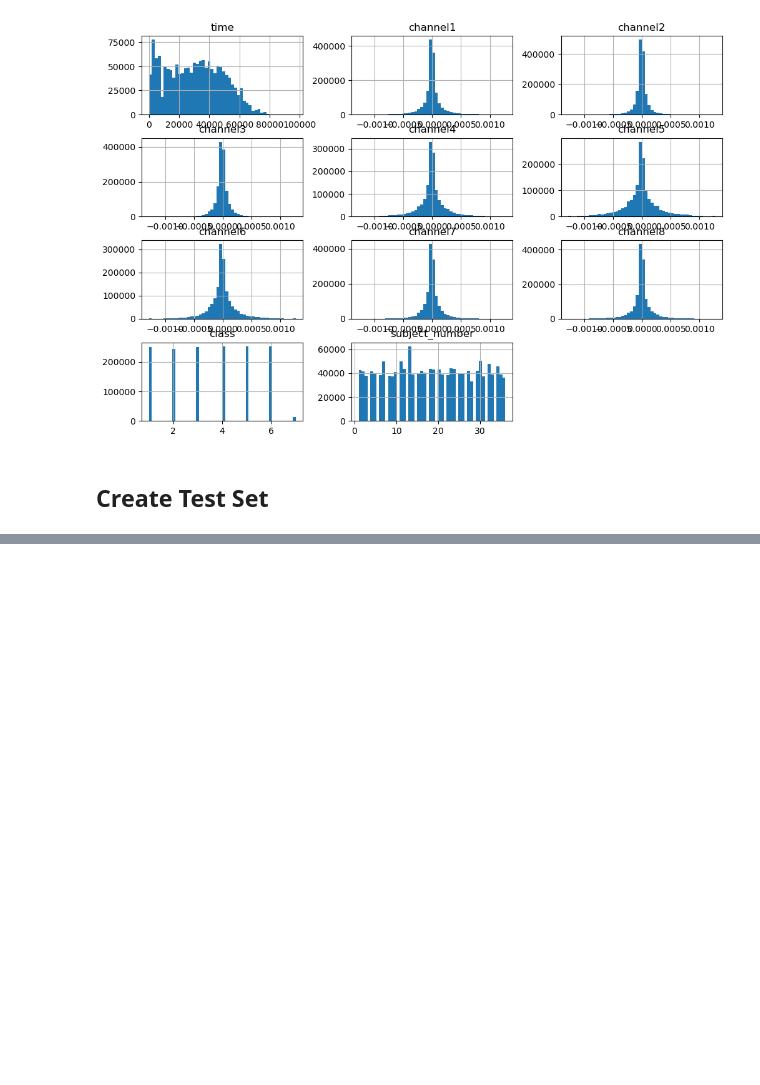
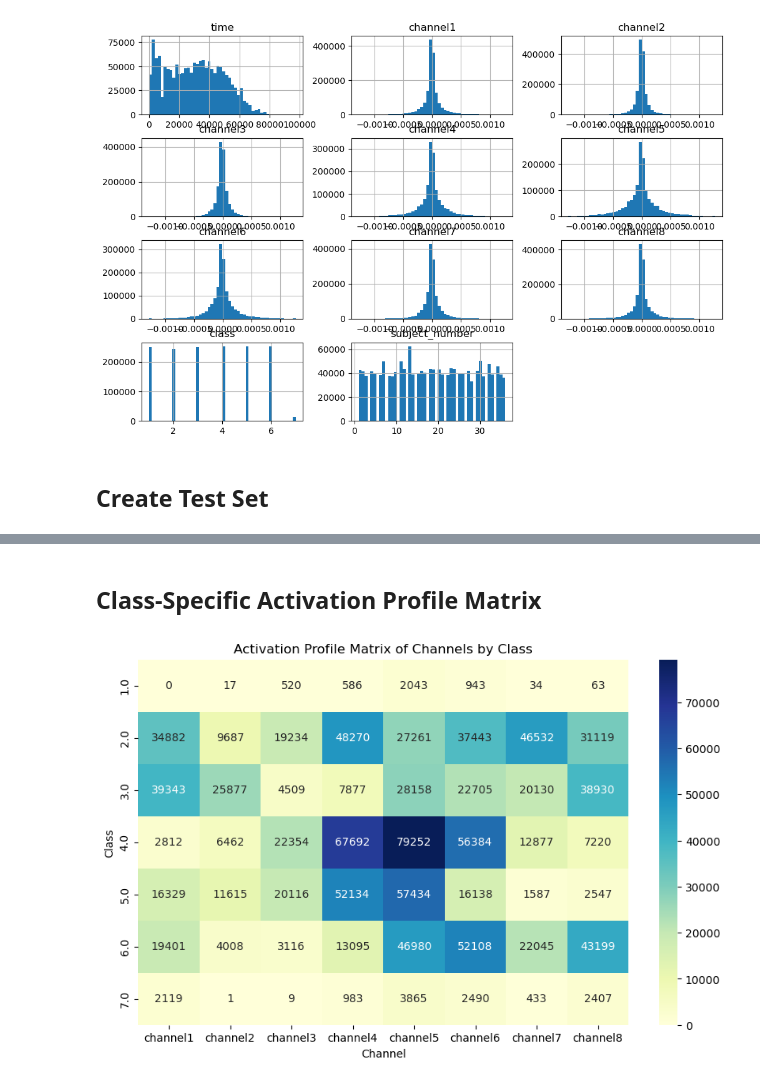
Before and after one commit to franciscotimoh/emg-experiment, a Jupyter notebook: emg-experiment.ipynb, the cells around one changed output, grey strips where cells are left out. Saved outputs shown, nothing was run; the diff lists cells and outputs as text; code cells hidden in the pictures; blank space fills up the shorter version.

Commit message:
Add Class-Specific Activation Profile Matrix

```diff
--- a/emg-experiment.ipynb
+++ b/emg-experiment.ipynb
@@ -129,0 +146,28 @@ Length of test set: 302550
+# %% [markdown]
+## Class-Specific Activation Profile Matrix
+# %%
+import seaborn as sns
+import matplotlib.pyplot as plt
+import numpy as np
+
+# Define activation threshold (currently, values above mean + std deviation as 'activated')
+activation_threshold = combined_data.iloc[:, 1:9].mean().mean() + combined_data.iloc[:, 1:9].std().mean()
+
+# Calculate class-specific activation counts
+activation_counts = pd.DataFrame(0, index=data['class'].unique(), columns=[f'channel{i}' for i in range(1, 9)])
+
+for cls in combined_data['class'].unique():
+    if np.isnan(cls): continue
+    cls_data = combined_data[combined_data['class'] == cls].iloc[:, 1:9]  # Exclude 'class' column
+    cls_activations = (cls_data > activation_threshold).sum()
+    activation_counts.loc[cls] = cls_activations.values
+
+# Plot the activation profile matrix
+plt.figure(figsize=(10, 6))
+sns.heatmap(activation_counts, annot=True, cmap="YlGnBu", fmt="d")
+plt.title("Activation Profile Matrix of Channels by Class")
+plt.xlabel("Channel")
+plt.ylabel("Class")
+plt.show()
+# %% [output]
+[figure, added]
```
Also changed, not shown: parts of 5 cells of this notebook.
